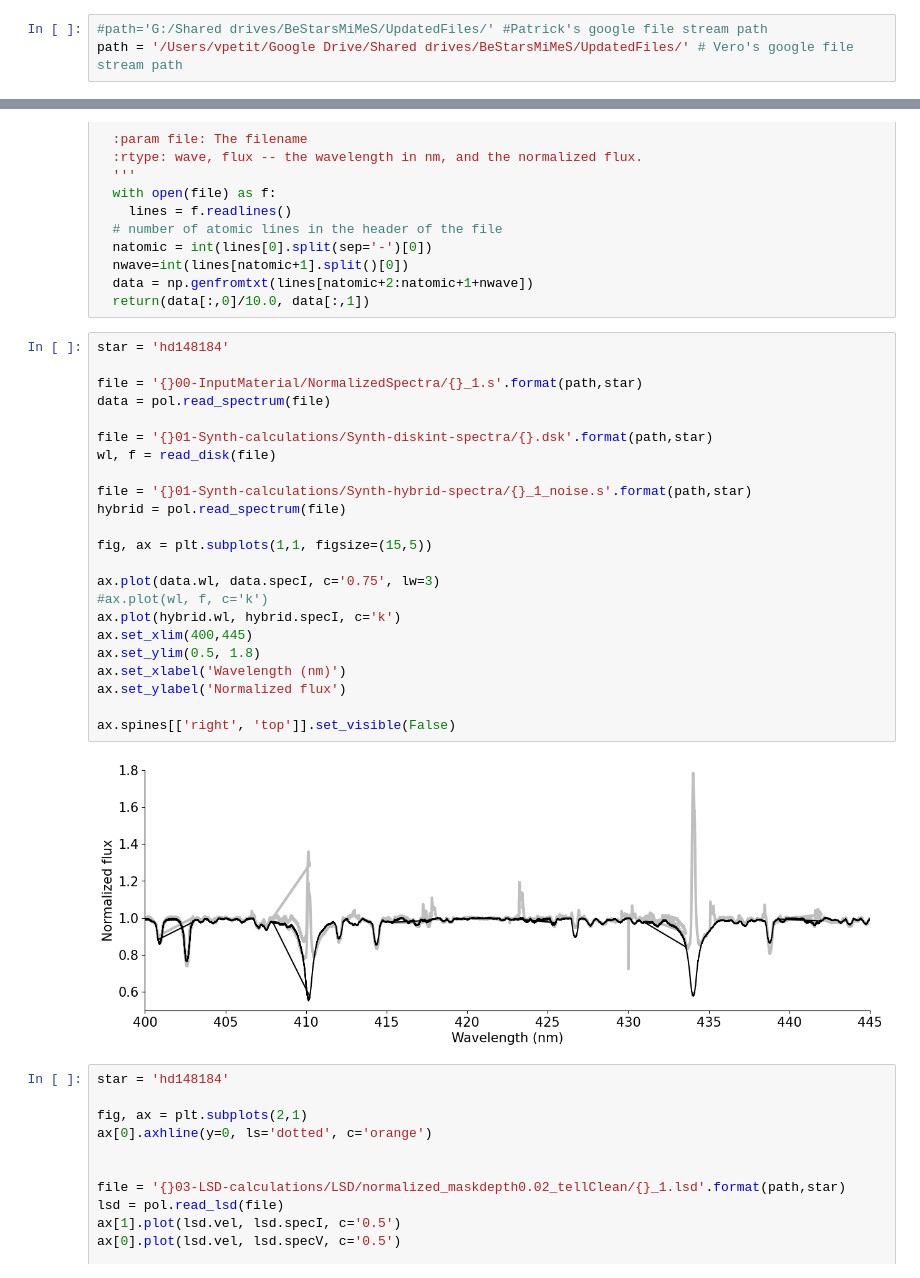
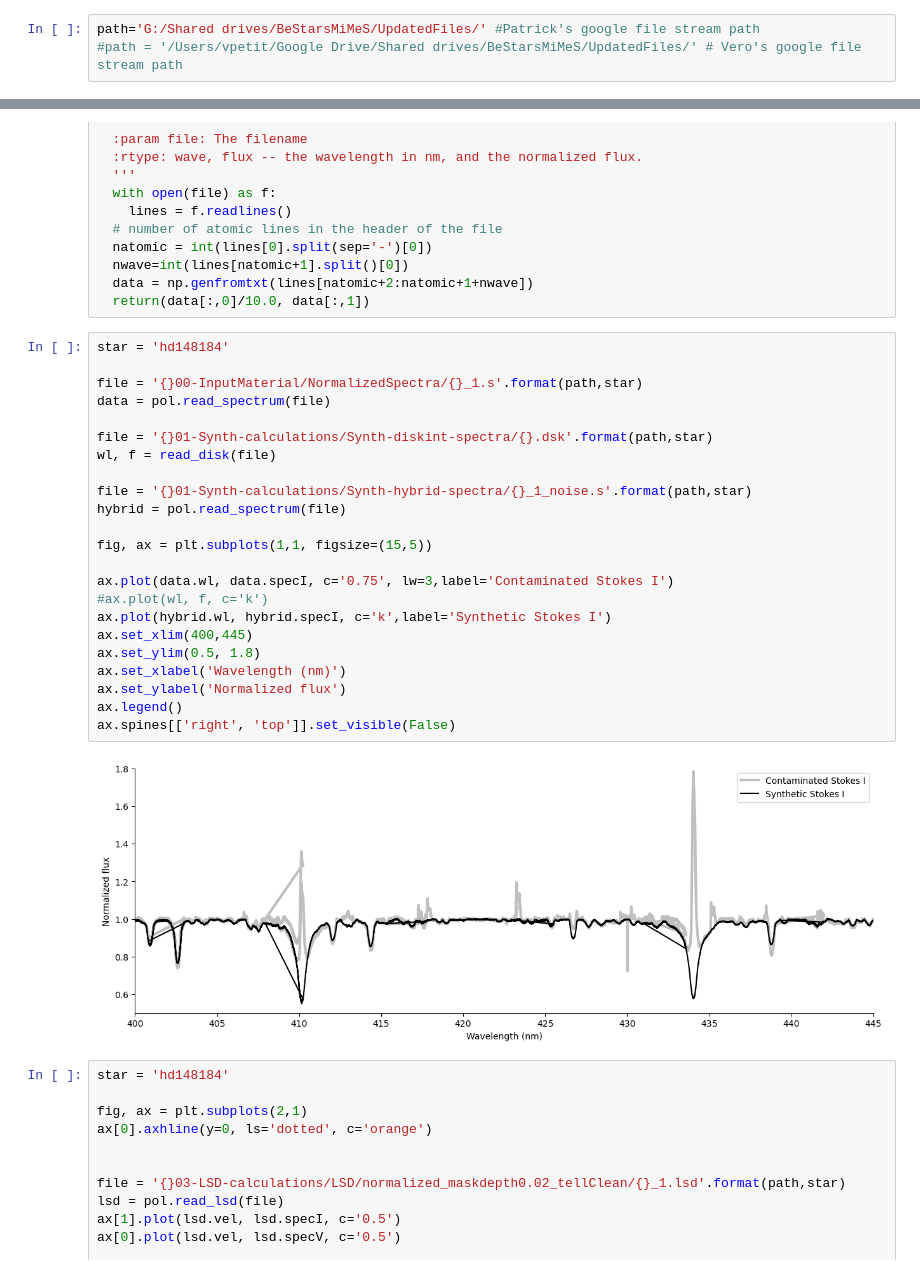
Before and after one commit to veropetit/BeStarsMiMeS, a Jupyter notebook: 13-BStarComparison/04-ImagesForTalk.ipynb, the cells around one changed output, grey strips where cells are left out. Drawn from its saved outputs; the diff is of its cells as text.

```diff
--- a/13-BStarComparison/04-ImagesForTalk.ipynb
+++ b/13-BStarComparison/04-ImagesForTalk.ipynb
@@ -3,8 +3,8 @@
 # %% [markdown]
 ## 0. Packages and data
 # %%
-#path='G:/Shared drives/BeStarsMiMeS/UpdatedFiles/' #Patrick's google file stream path
-path = '/Users/vpetit/Google Drive/Shared drives/BeStarsMiMeS/UpdatedFiles/' # Vero's google file stream path
+path='G:/Shared drives/BeStarsMiMeS/UpdatedFiles/' #Patrick's google file stream path
+#path = '/Users/vpetit/Google Drive/Shared drives/BeStarsMiMeS/UpdatedFiles/' # Vero's google file stream path
 # %%
 import numpy as np
 import matplotlib.pyplot as plt
@@ -258,28 +258,28 @@ def read_disk(file):
 # %%
 star = 'hd148184'
 
 file = '{}00-InputMaterial/NormalizedSpectra/{}_1.s'.format(path,star)
 data = pol.read_spectrum(file)
 
 file = '{}01-Synth-calculations/Synth-diskint-spectra/{}.dsk'.format(path,star)
 wl, f = read_disk(file)
 
 file = '{}01-Synth-calculations/Synth-hybrid-spectra/{}_1_noise.s'.format(path,star)
 hybrid = pol.read_spectrum(file)
 
 fig, ax = plt.subplots(1,1, figsize=(15,5))
 
-ax.plot(data.wl, data.specI, c='0.75', lw=3)
+ax.plot(data.wl, data.specI, c='0.75', lw=3,label='Contaminated Stokes I')
 #ax.plot(wl, f, c='k')
-ax.plot(hybrid.wl, hybrid.specI, c='k')
+ax.plot(hybrid.wl, hybrid.specI, c='k',label='Synthetic Stokes I')
 ax.set_xlim(400,445)
 ax.set_ylim(0.5, 1.8)
 ax.set_xlabel('Wavelength (nm)')
 ax.set_ylabel('Normalized flux')
-
+ax.legend()
 ax.spines[['right', 'top']].set_visible(False)
 # %% [output]
-[figure, old version]
+[figure, new version]
 # %%
 star = 'hd148184'
 
```
Also changed, not shown: parts of 1 cell of this notebook, 4 other files.
